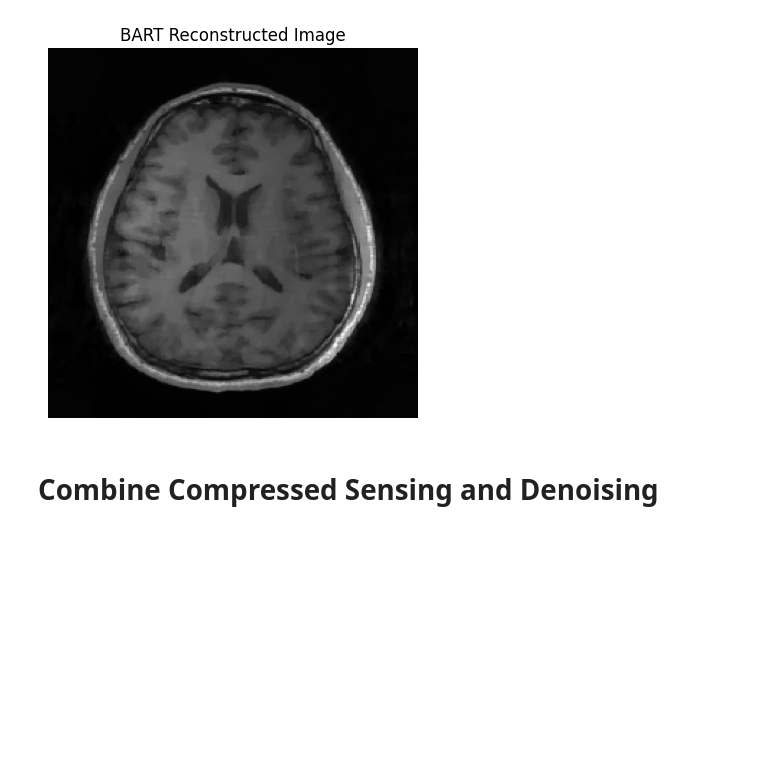
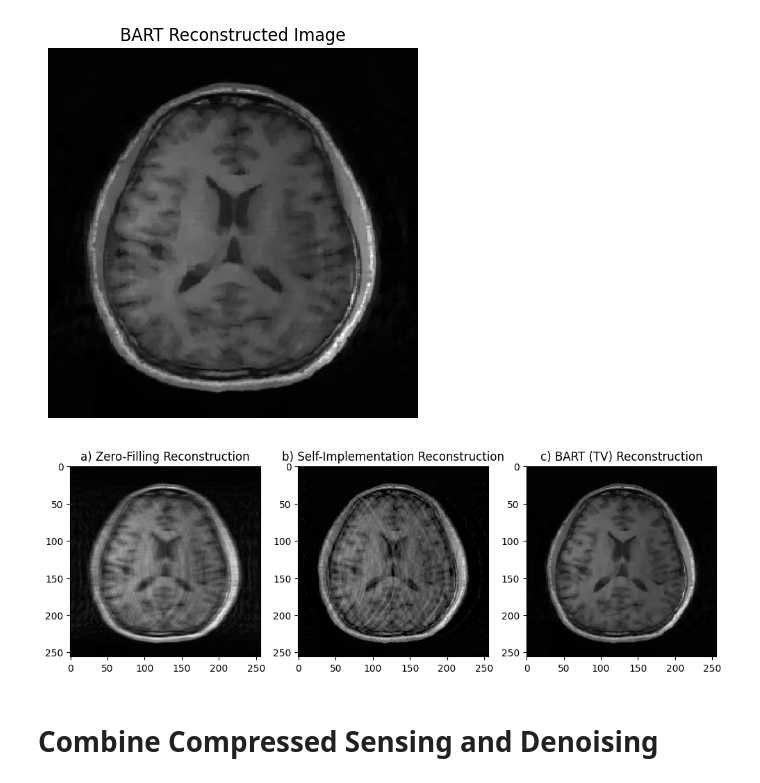
Before and after one commit to Hengyi-Luo/BIOE483_Project, a Jupyter notebook: BIOE483_Final.ipynb, the cells around one changed output. Saved outputs shown, nothing was run; the diff lists cells and outputs as text; code cells hidden in the pictures; blank space fills up the shorter version.

```diff
--- a/BIOE483_Final.ipynb
+++ b/BIOE483_Final.ipynb
@@ -622,6 +620,12 @@ sens_maps = bart(1, "ecalib -d0 -m1", random_stripe_mask_kspace)
 # %%
 reg_wt = 1e-2
 num_iters = 200
+kspace = kspace
+masked_kspace = random_stripe_mask_kspace
+
+
+sens_maps = bart(1, "ecalib -d0 -m1", masked_kspace)
+
 pred = bart(
         1, f"pics -d0 -S -R T:7:0:{reg_wt} -i {num_iters}", random_stripe_mask_kspace, sens_maps
     )
@@ -632,6 +636,23 @@ plt.axis('off')
 # %% [output]
 (-0.5, 255.5, 255.5, -0.5)
 [figure]
+# %%
+plt.figure(figsize=(12, 6))
+plt.subplot(1, 3, 1)
+plt.imshow(image_magnitude1, cmap='gray')
+plt.title("a) Zero-Filling Reconstruction")
+
+plt.subplot(1, 3, 2)
+plt.imshow(image_magnitude2, cmap='gray')
+plt.title("b) Self-Implementation Reconstruction")
+
+plt.subplot(1, 3, 3)
+plt.imshow(np.abs(fftshift(pred)), cmap='gray')
+plt.title("c) BART (TV) Reconstruction")
+
+plt.show()
+# %% [output]
+[figure, added]
 # %% [markdown]
 # Combine Compressed Sensing and Denoising
 # %%
```
Also changed, not shown: parts of 15 cells of this notebook.
